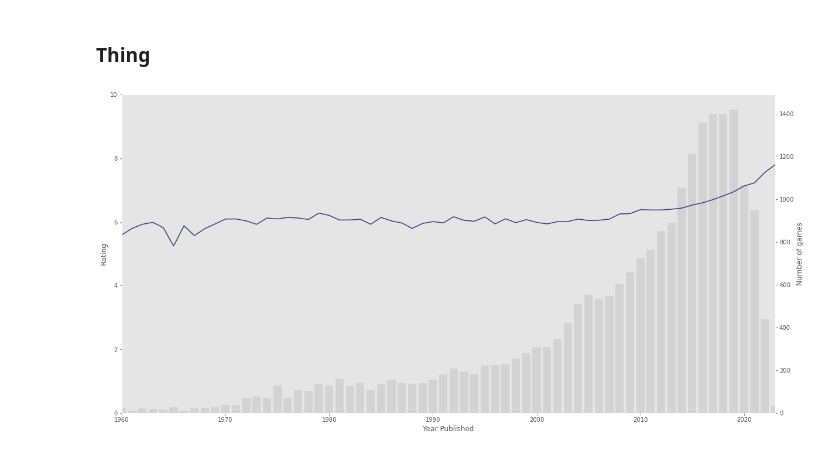
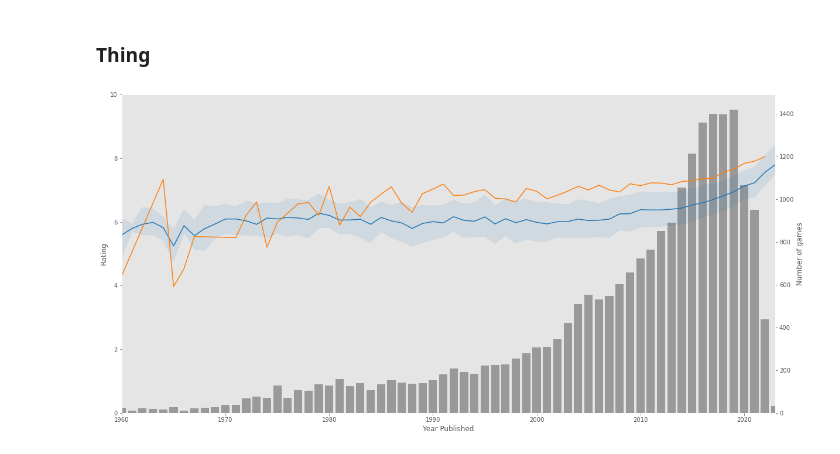
Before and after one commit to andrewKOwong/boardgames, a Jupyter notebook: analysis.ipynb, the cells around one changed output. Cells and saved outputs as stored; diff of their text form; code cells hidden in the pictures.

Commit message:
Update rating by year plot.

```diff
--- a/analysis.ipynb
+++ b/analysis.ipynb
@@ -26,7 +26,7 @@ from string import Template
 %matplotlib inline
 plt.style.use('ggplot')
 # Set default plot colors
-sns.set_palette('tab20b')
+sns.set_palette('tab10')
 # Setup quantitative cmap
 # Default for bad values (e.g. from log) is often transparent,
 # so set manually.
@@ -1618,45 +1618,81 @@ def plot_ratings_by_time(
         axis: mpl.axes.Axes,
         game_df: pd.DataFrame,
         year_lims: tuple[int, int]=(1960, 2023),
+        most_popular_quantile: float=None
         ) -> None:
-    mean_rate_by_year = (game_df
-        .groupby('year_published')
-        ['ratings_mean'].mean())
-    n_games_per_year = (game_df
-        .groupby('year_published')
-        ['id'].count())
-    n_ratings_per_year = (game_df
-        .groupby('year_published')
-        ['ratings_n'].sum())
+    """Plot mean ratings by year.
+
+    Args:
+        axis: Matplotlib axis object to plot on.
+        game_df: E.g. dataframe of rated games.
+        year_lims: Starting and ending year.
+        most_popular_quantile: E.g. 0.1 additionally plots the
+            highest 10% of games by number of ratings.
+            Must be in [0, 1] interval.
+
+    Raises:
+        ValueError: Quantile is outside [0, 1].
+    """
+    # Groupby year, then pull stats
+    by_year = game_df.groupby('year_published')
+    mean = by_year['ratings_mean'].mean()
+    std = by_year['ratings_mean'].std()
+    q1 = by_year['ratings_mean'].quantile(0.25)
+    q3 = by_year['ratings_mean'].quantile(0.75)
+    n_games = by_year['id'].count()
 
     # Set up axes
     # Have to draw bar axis first to get z order right
     axis.set_xlim(*year_lims)
     axis.set_xlabel("Year Published")
     n_game_axis = axis
     rating_axis = axis.twinx()
     n_game_axis.grid(False)
     rating_axis.grid(False)
     n_game_axis.set_ylabel("Number of games")
     rating_axis.set_ylabel("Rating")
     n_game_axis.yaxis.set_label_position('right')
     n_game_axis.yaxis.tick_right()
     rating_axis.yaxis.set_label_position('left')
     rating_axis.yaxis.tick_left()
     # Bar plot for number of games published per year
     n_game_axis.bar(
-        n_games_per_year.index,
-        n_games_per_year,
-        color='lightgray',
+        n_games.index,
+        n_games,
+        color='#999',
         )
 
     # Mean rating of games published in each year
-    rating_axis.plot(mean_rate_by_year.index, mean_rate_by_year)
+    p = rating_axis.plot(mean.index, mean)
     rating_axis.set_ylim(0,10)
+    rating_axis.fill_between(
+        mean.index,
+        q1,
+        q3,
+        # More transparent background color
+        color=(p[0].get_color()) + (0.1,))
+    # Optionally plot most popular games mean rating
+    if most_popular_quantile is None:
+        pass
+    else:
+        if 0 <= most_popular_quantile <= 1:
+            # Top quantile of games by number ratings
+            cutoff = game_df['ratings_n'].quantile((1 - most_popular_quantile))
+            top_by_year = (game_df
+                [game_df['ratings_n'] > cutoff]
+                .groupby('year_published'))
+            top_mean = top_by_year['ratings_mean'].mean()
+            top_std = top_by_year['ratings_mean'].std()
+            top_q1 = top_by_year['ratings_mean'].quantile(0.25)
+            top_q3 = top_by_year['ratings_mean'].quantile(0.75)
+            rating_axis.plot(top_mean.index, top_mean)
+        else:
+            raise ValueError("Most popular quantile must be in [0, 1].")
+
 
 f, ax = plt.subplots(1, 1, figsize=(20, 10))
-plot_ratings_by_time(ax, rated)
+plot_ratings_by_time(ax, rated, most_popular_quantile=0.05)
 
 f.savefig("test.png", dpi=300)
 # %% [output]
-[figure, old version]
+[figure, new version]
```
Also changed, not shown: parts of 14 cells of this notebook.
